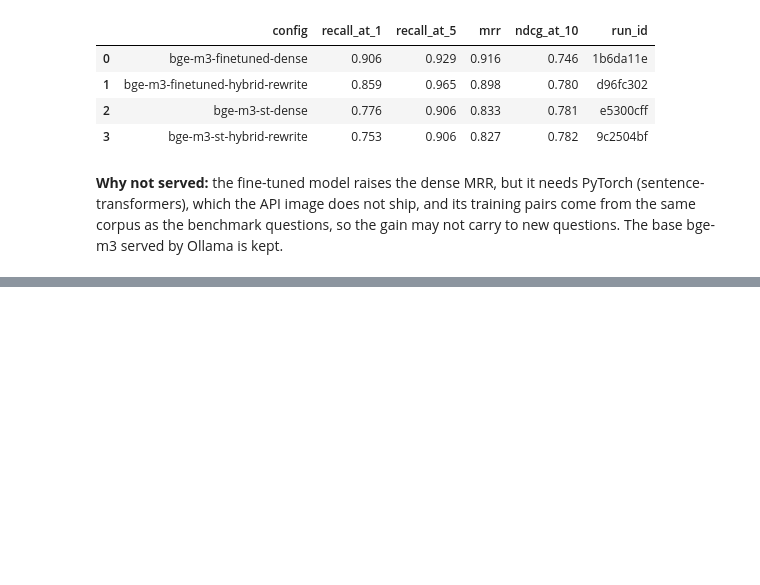
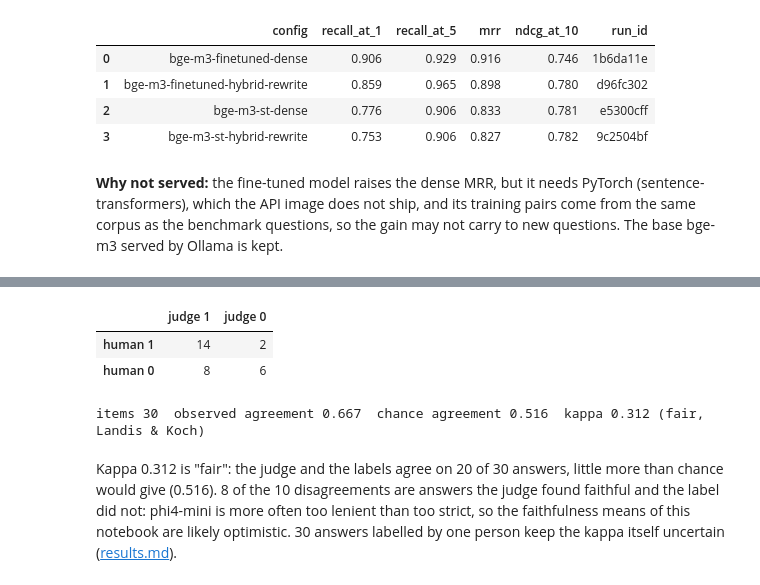
Before and after one commit to melekbouabid/syRX, a Jupyter notebook: notebooks/module2/03_ragas_evaluation.ipynb, the cells around one changed output, grey strips where cells are left out. Saved outputs shown, nothing was run; the diff lists cells and outputs as text; code cells hidden in the pictures; blank space fills up the shorter version.

```diff
--- a/notebooks/module2/03_ragas_evaluation.ipynb
+++ b/notebooks/module2/03_ragas_evaluation.ipynb
@@ -202,0 +305,23 @@ base bge-m3 served by Ollama is kept.
+# %%
+kappa = json.loads(
+    (ROOT / "src" / "evaluation" / "results" / "judge_kappa.json").read_text(encoding="utf-8")
+)
+display(
+    pd.DataFrame(kappa["confusion"], index=["human 1", "human 0"], columns=["judge 1", "judge 0"])
+)
+print(
+    f"items {kappa['items']}  observed agreement {kappa['observed_agreement']:.3f}  "
+    f"chance agreement {kappa['expected_agreement']:.3f}  kappa {kappa['kappa']:.3f} "
+    f"({kappa['interpretation']}, Landis & Koch)"
+)
+# %% [output]
+|  | judge 1 | judge 0 |
+| human 1 | 14 | 2 |
+| human 0 | 8 | 6 |
+items 30  observed agreement 0.667  chance agreement 0.516  kappa 0.312 (fair, Landis & Koch)
+# %% [markdown]
+Kappa 0.312 is "fair": the judge and the labels agree on 20 of 30 answers, little more than
+chance would give (0.516). 8 of the 10 disagreements are answers the judge found faithful and
+the label did not: phi4-mini is more often too lenient than too strict, so the faithfulness
+means of this notebook are likely optimistic. 30 answers labelled by one person keep the
+kappa itself uncertain ([results.md](../../docs/module2/results.md#the-judge-against-human-labels)).
```
Also changed, not shown: parts of 7 cells of this notebook, 1 other file.
